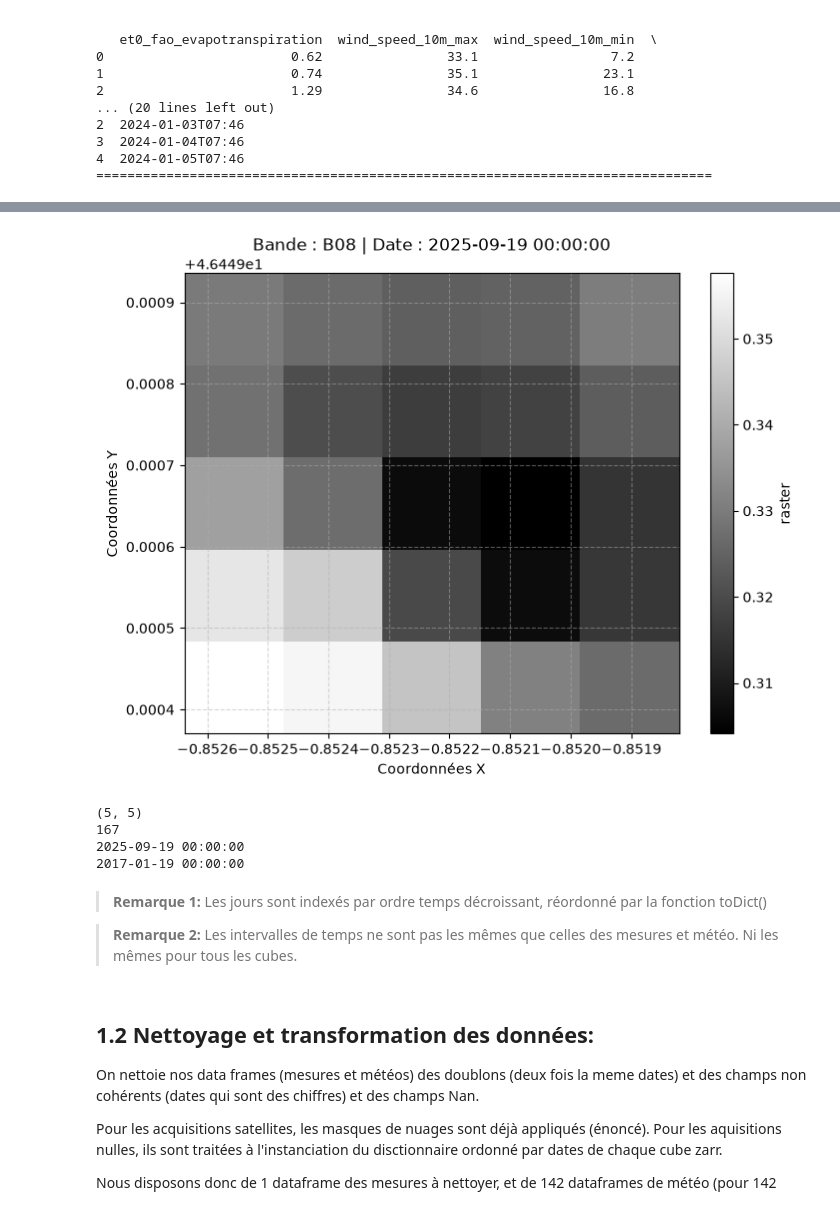
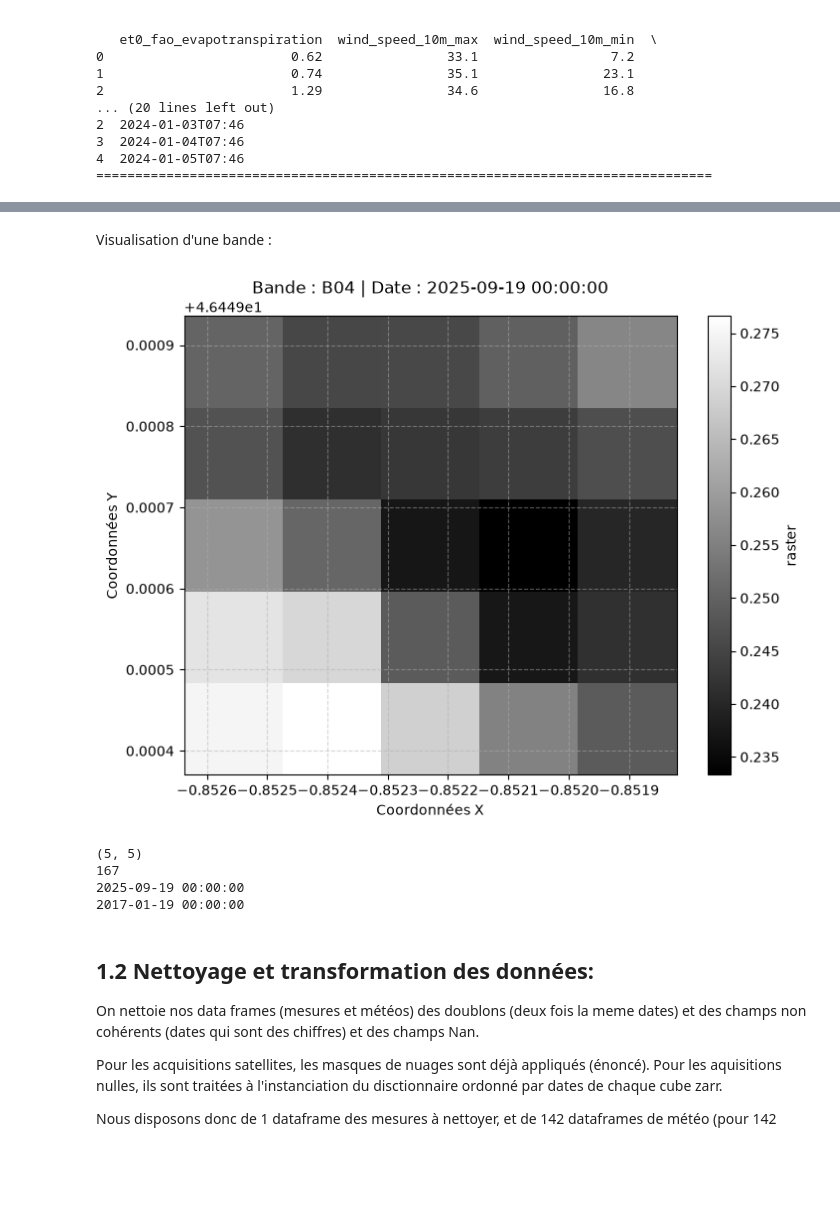
Before and after one commit to samulational/abelio-test-tech, a Jupyter notebook: notebook.ipynb, the cells around one changed output, grey strips where cells are left out. Saved outputs shown, nothing was run; the diff lists cells and outputs as text; code cells hidden in the pictures; blank space fills up the shorter version.

```diff
--- a/notebook.ipynb
+++ b/notebook.ipynb
@@ -126,62 +175,41 @@ Pour visualiser les données satelittes, on utilise comme indiqué sur l'énonc
+# %% [markdown]
+Visualisation d'une bande :
 # %%
-# Importation de notre classe CubeZarr du fichier cube_utils.py
-from CubeZarrUtils import CubeZarr
-
-# 1. Création d'un dictionnaires de CubeZarrs par id de parcelle
-dict_cubesZarrs = {}
-
-DOSSIER_CUBES =  Path("data") / "sentinel"
-
-dossiers_cubes = list(DOSSIER_CUBES.glob("*"))
-
-for chemin_dossier in dossiers_cubes:
-    nom_dossier = os.path.basename(chemin_dossier)
-
-    # Extraction du parcelid en enlevant le suffixe "_l2a"
-    id_parcelle = nom_dossier.replace("_l2a", "")
-
-    # Lecture du fichier Excel et stockage dans le dictionnaire avec le bon parcelid en clé
-    dict_cubesZarrs[id_parcelle] = CubeZarr(chemin_dossier)
-
-# 2. Chargement d'un cube exemple à partir du dictionnaire
+# 1. Chargement d'un cube exemple à partir du dictionnaire
 cube = dict_cubesZarrs[ID_PARCELLE_EXEMPLE]
 
-# 3. Paramètres de visualisation
-BANDE_CIBLE = 'B08'  # Nom de la bande ou son index (ex: 'B04')
+# 2. Paramètres de visualisation
 JOUR_CIBLE = 0       # Index du jour souhaité
+BANDE_CIBLE = BANDES_CIBLE[0] # Une bande à visualiser: B04
 
-dict_cube = cube.toDict(BANDE_CIBLE)
+df_cube = cube.dataframe
 
-# 4. Récupération de l'image et de la date
+# 3. Récupération de l'image et de la date
 date = cube.date(JOUR_CIBLE)
-image_xr = dict_cube[date]
+image_xr = df_cube.loc[df_cube['date'] == date, BANDE_CIBLE].iloc[0]
 
-# 5. Affichage graphique
+# 4. Affichage graphique
 plt.figure(figsize=(8, 6))
 image_xr.plot(cmap='gray')
 
 plt.title(f"Bande : {BANDE_CIBLE} | Date : {date}")
 plt.xlabel("Coordonnées X")
 plt.ylabel("Coordonnées Y")
 plt.grid(True, linestyle='--', alpha=0.5)
 
 plt.show()
 
-# 6. Affichage du nombre de jours, et des bornes de l'intervalle temporelle
+# 5. Affichage du nombre de jours, et des bornes de l'intervalle temporelle
 print(cube.dimension_image())
 print(cube.nombre_jours())
 print(cube.date(0))
 print(cube.date(cube.nombre_jours()-1))
 # %% [output]
-[figure, old version]
+[figure, new version]
 (5, 5)
 167
 2025-09-19 00:00:00
 2017-01-19 00:00:00
-# %% [markdown]
-> **Remarque 1:** Les jours sont indexés par ordre temps décroissant, réordonné par la fonction toDict()
-
-> **Remarque 2:** Les intervalles de temps ne sont pas les mêmes que celles des mesures et météo. Ni les mêmes pour tous les cubes.
 # %% [markdown]
 ## 1.2 Nettoyage et transformation des données:
 
```
Also changed, not shown: parts of 17 cells of this notebook, 3 other files.
